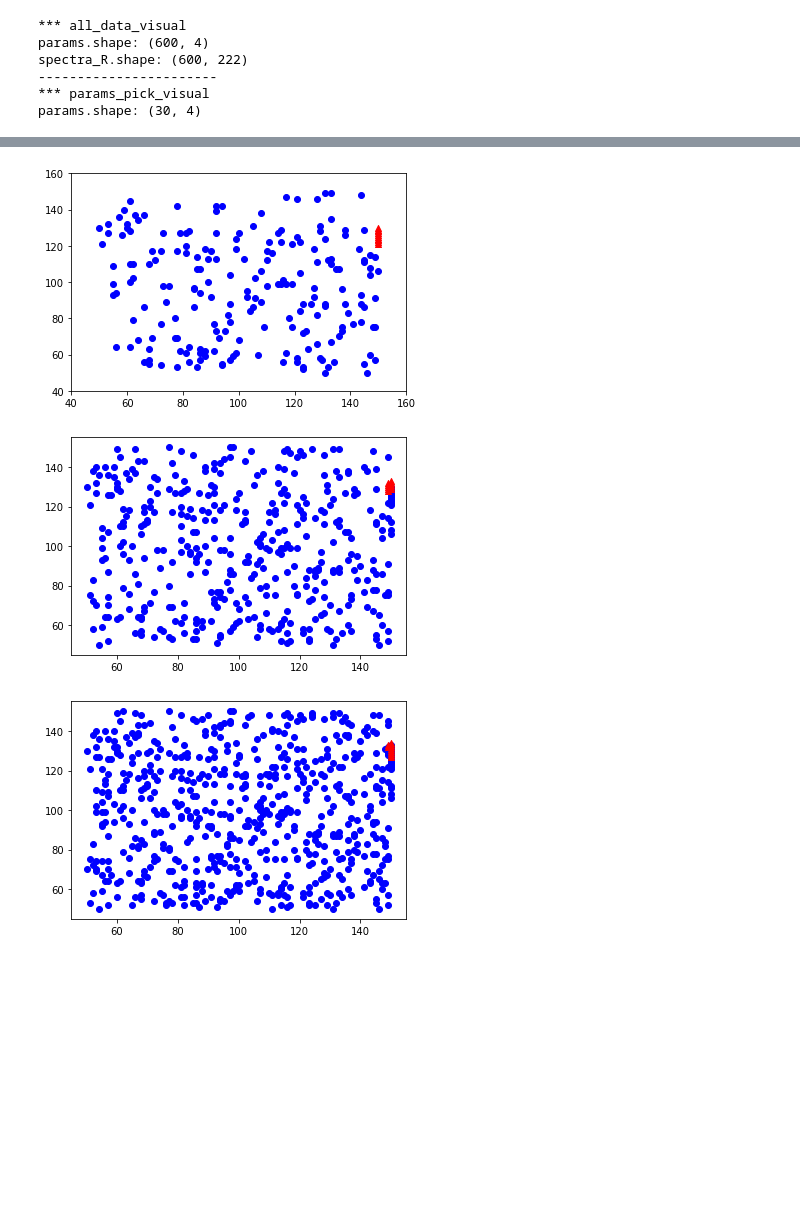
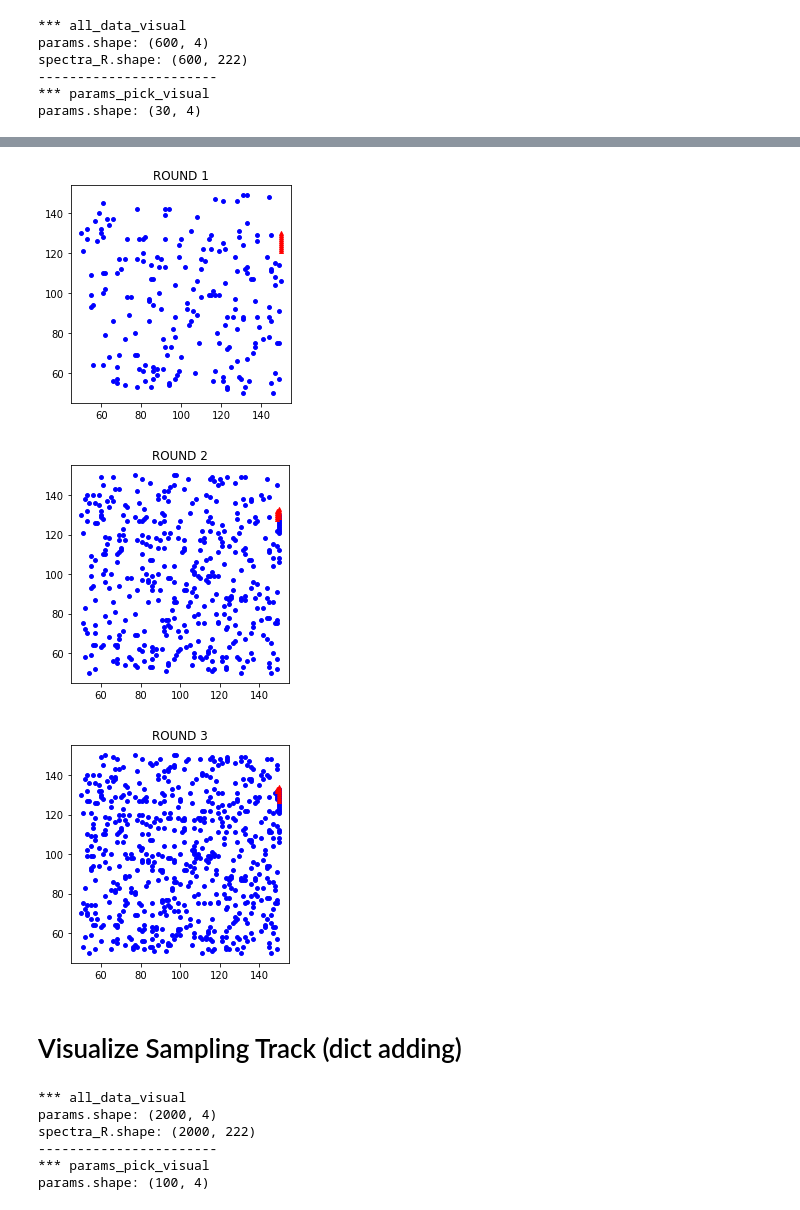
Before and after one commit to GuoyaoShen/AutoRCWA_Net, a Jupyter notebook: visualization_absorber.ipynb, the cells around one changed output, grey strips where cells are left out. Saved outputs shown, nothing was run; the diff lists cells and outputs as text; code cells hidden in the pictures; blank space fills up the shorter version.

Commit message:
Update training and visualization for absorber

```diff
--- a/visualization_absorber.ipynb
+++ b/visualization_absorber.ipynb
@@ -148,10 +148,13 @@ import numpy as np
 from matplotlib import animation, rc
 from IPython.display import HTML
 
-num_rounds = 3
+# num_rounds = 3
 
 n_sampling = 200
 n_pick = 10
+
+num_rounds = int(params_sampling.shape[0] / n_sampling)
+print('num_rounds:', num_rounds)
 
 size_fig=(10,8)
 
@@ -174,7 +177,7 @@ def animate(idx):
     x_pick = params_pick[(ROUND)*n_pick:(ROUND+1)*n_pick, 0]
     y_pick = params_pick[(ROUND)*n_pick:(ROUND+1)*n_pick, 1]
 
-    if idx>0:
+    if idx>0:  # enable this if dict is added to training points
         x_pick_last = params_pick[0:(ROUND)*n_pick, 0]
         y_pick_last = params_pick[0:(ROUND)*n_pick, 1]
 
@@ -186,7 +189,6 @@ def animate(idx):
         ax.scatter(x_pick, y_pick, c='r', marker = '^')
 
 anim = animation.FuncAnimation(fig, animate, interval=1000, frames=2*num_rounds)
-anim.save("absorber_track.mp4")
-anim.save('absorber_track.gif', writer='pillow', fps=1)
+anim.save('./data/absorber/absorber_track_dict_add.gif', writer='pillow', fps=1)
 HTML(anim.to_html5_video())
 # %% [output]
@@ -193,31 +196,58 @@ HTML(anim.to_html5_video())
 [interactive output not drawn]
 [figure]
 # %%
-fig = plt.figure(1)
-ax = plt.axes(xlim=(40, 160), ylim=(40, 160))
-scat = plt.scatter([], [])
+marker_size = 15 #upped this to make points more visible
 
-num_rounds = 3
-n_sampling = 200
-n_pick = 10
 for idx in range(num_rounds):
     x_sampling = params_sampling[:(idx+1)*n_sampling, 0]
     y_sampling = params_sampling[:(idx+1)*n_sampling, 1]
 
     x_pick = params_pick[(idx)*n_pick:(idx+1)*n_pick, 0]
     y_pick = params_pick[(idx)*n_pick:(idx+1)*n_pick, 1]
 
-    if idx>0:
+    if idx>0:  # enable this if dict is added to training points
         x_pick_last = params_pick[0:(idx)*n_pick, 0]
         y_pick_last = params_pick[0:(idx)*n_pick, 1]
 
         x_sampling = np.concatenate((x_sampling, x_pick_last), axis=0)
         y_sampling = np.concatenate((y_sampling, y_pick_last), axis=0)
 
-    plt.scatter(x_sampling, y_sampling, c='b')
-    plt.scatter(x_pick, y_pick, c='r', marker = '^')
+    plt.scatter(x_sampling, y_sampling, c='b', s=marker_size)
+    plt.scatter(x_pick, y_pick, c='r', marker = '^', s=marker_size)
+    plt.title('ROUND '+str(idx+1))
+    plt.gca().set_aspect('equal')
     plt.show()
 # %% [output]
-[figure, old version]
+[figure, new version]
-[figure, old version]
+[figure, new version]
-[figure, old version]
+[figure, new version]
+# %% [markdown]
+# Visualize Sampling Track (dict adding)
+# %%
+path_material_name = 'absorber'
+
+path_all_data_visual = './data/' + path_material_name + '/no_dict_add/all_data_visual_' + path_material_name + '.npz'
+data = np.load(path_all_data_visual)
+params_sampling = data['params']
+spectra_R_sampling = data['R'] #[N,N_freq]
+spectra_T_sampling = data['T']
+
+print('*** all_data_visual')
+print('params.shape:', params_sampling.shape)
+print('spectra_R.shape:', spectra_R_sampling.shape)
+print('-----------------------')
+
+
+path_all_data_visual = './data/' + path_material_name + '/no_dict_add/params_pick_visual_' + path_material_name + '.npz'
+data = np.load(path_all_data_visual)
+params_pick = data['params']
+
+print('*** params_pick_visual')
+print('params.shape:', params_pick.shape)
+# %% [output]
+*** all_data_visual
+params.shape: (2000, 4)
+spectra_R.shape: (2000, 222)
+-----------------------
+*** params_pick_visual
+params.shape: (100, 4)
```
Also changed, not shown: parts of 4 cells of this notebook, 2 other files.
